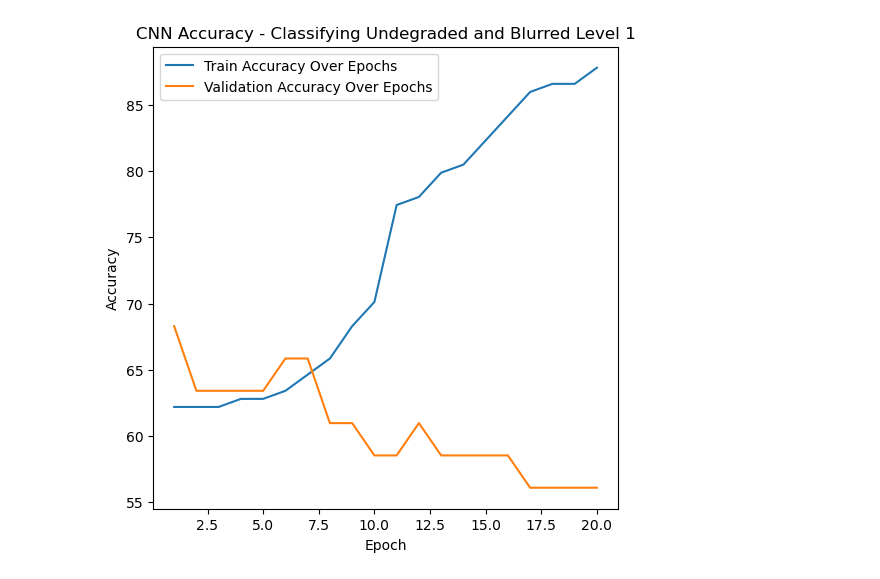
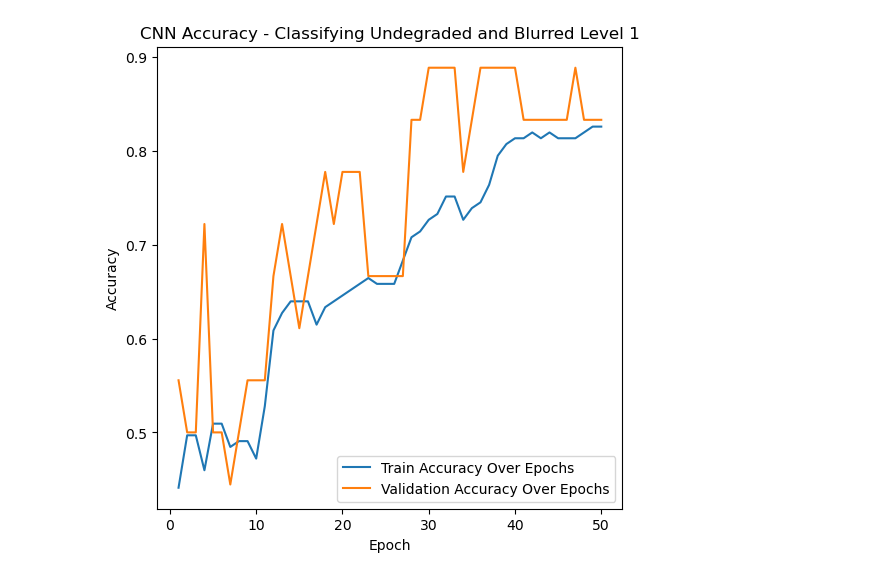
Before and after one commit to egarbow/ISYE6740_FinalProject, a Jupyter notebook: FinalProject.ipynb, the cells around one changed output. Drawn from its saved outputs; the diff is of its cells as text; code cells hidden in the pictures.

```diff
--- a/FinalProject.ipynb
+++ b/FinalProject.ipynb
@@ -90,10 +89,10 @@ class ConvNet(nn.Module):
 
     def __init__(self, num_classes=2):
         super(ConvNet, self).__init__()
-        self.conv1 = nn.Conv2d(1, 6, 5)
-        self.pool = nn.MaxPool2d(2, 2)
-        self.conv2 = nn.Conv2d(6, 16, 5)
-        self.fc1 = nn.Linear(16 * 253 * 253, 120)  # Updated size
+        self.conv1 = nn.Conv2d(1, 6, 4)
+        self.pool = nn.MaxPool2d(4, 4)
+        self.conv2 = nn.Conv2d(6, 16, 4)
+        self.fc1 = None
         self.fc2 = nn.Linear(120, 84)
         self.fc3 = nn.Linear(84, num_classes)
 
@@ -101,6 +100,8 @@ class ConvNet(nn.Module):
         x = self.pool(F.relu(self.conv1(x)))
         x = self.pool(F.relu(self.conv2(x)))
         x = x.view(x.size(0), -1)  # Flatten the tensor
+        if self.fc1 is None:
+            self.fc1 = nn.Linear(x.size(1), 120)
         x = F.relu(self.fc1(x))
         x = F.relu(self.fc2(x))
         x = self.fc3(x)
@@ -340,9 +198,8 @@ def plot_accuracy_per_epoch(epochs, train, test, title):
 #abnormal = np.load('Dataset/abnormal/resized/abnormal.npy')
 #normal = np.load('Dataset/normal/resized/normal.npy')
 
-abnormal = np.load('Dataset/abnormal/resized/abnormal.npy')
-normal = np.load('Dataset/normal/resized/normal.npy')
-
+abnormal = np.load('Dataset/yes/yes.npy')
+normal = np.load('Dataset/no/no.npy')
 abnormal_labels = np.zeros(len(normal))
 normal_labels = np.ones(len(abnormal))
 
@@ -351,11 +208,11 @@ images = np.concatenate([abnormal, normal], axis=0)
 labels = np.concatenate([abnormal_labels, normal_labels], axis=0)
 
 
-images_train, images_test, labels_train, labels_test = train_test_split(images, labels, test_size=0.2, stratify=labels, random_state=42)
+images_train, images_test, labels_train, labels_test = train_test_split(images, labels, test_size=0.1, stratify=labels, random_state=42)
 # %%
 convNet, percentCorrectPerEpochTrain, percentCorrectPerEpochTest = trainCNN(images_train,
                                                                             labels_train,
                                                                             images_test,
                                                                             labels_test,
-                                                                            batch_size=50)
+                                                                            epochs=50)
 # %% [output]
@@ -364,5 +236,5 @@ Epoch [1/20], Batch [2/4], Loss: 0.7115
 # %%
-plot_accuracy_per_epoch(20, percentCorrectPerEpochTrain, percentCorrectPerEpochTest,
+plot_accuracy_per_epoch(50, percentCorrectPerEpochTrain, percentCorrectPerEpochTest,
                         "CNN Accuracy - Classifying Undegraded and Blurred Level 1")
 # %% [output]
-[figure, old version]
+[figure, new version]
```
Also changed, not shown: parts of 6 cells of this notebook, 1 other file.
